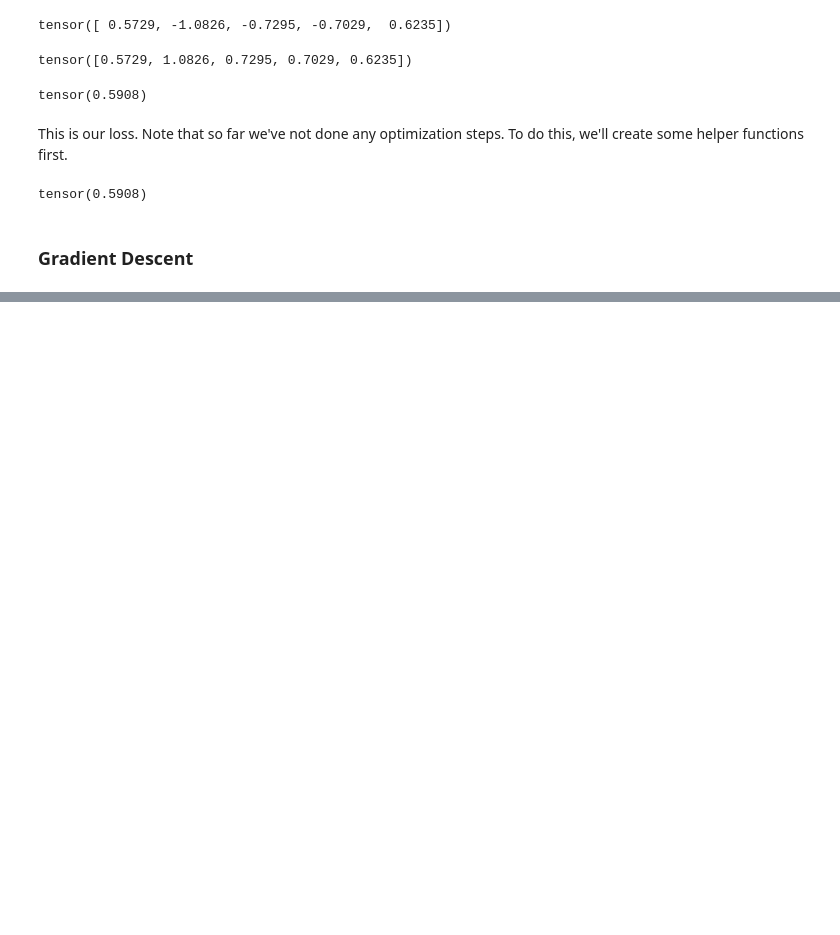
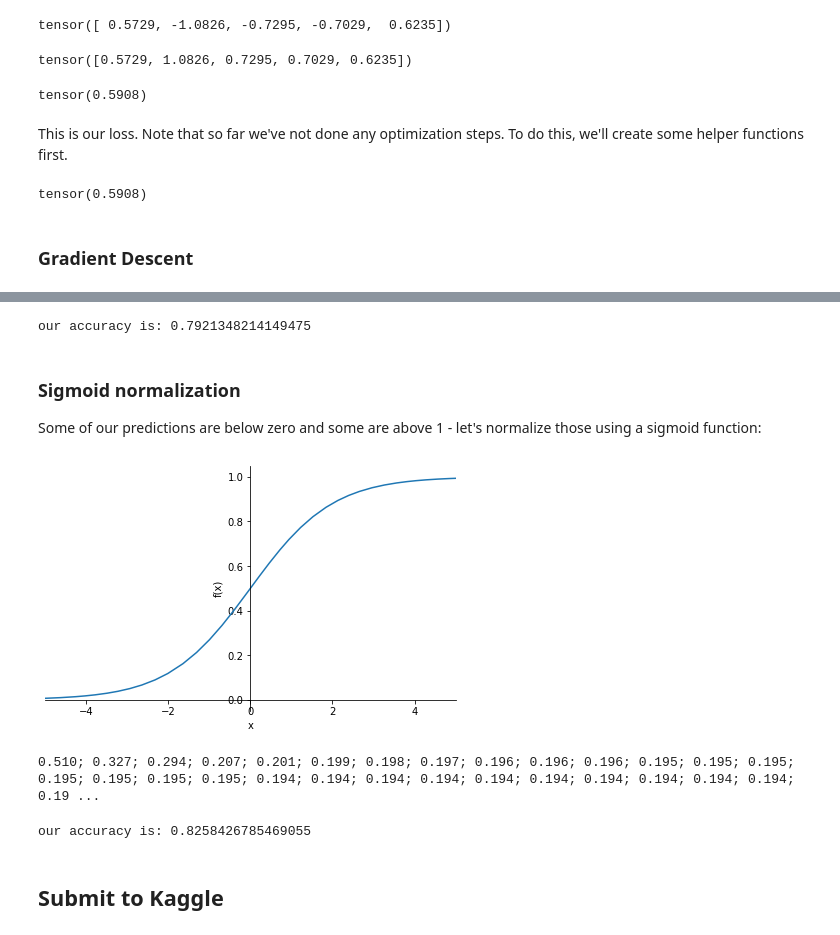
Before and after one commit to xstof/xstofai, a Jupyter notebook: nbs/titanic - linear and nn from scratch.ipynb, the cells around one changed output, grey strips where cells are left out. Cells and saved outputs as stored; diff of their text form; code cells hidden in the pictures; blank space fills up the shorter version.

```diff
--- a/nbs/titanic - linear and nn from scratch.ipynb
+++ b/nbs/titanic - linear and nn from scratch.ipynb
@@ -404,0 +565,14 @@ TODO
+# %%
+def acc(coeffs): return (val_dep.bool()==(calc_preds(coeffs, val_indep)>0.5)).float().mean()
+print(f'our accuracy is: {acc(coeffs)}')
+# %% [output]
+our accuracy is: 0.7921348214149475
+# %% [markdown]
+### Sigmoid normalization
+
+Some of our predictions are below zero and some are above 1 - let's normalize those using a sigmoid function:
+# %%
+import sympy
+sympy.plot("1/(1+exp(-x))", xlim=(-5,5));
+# %% [output]
+[figure, added]
@@ -404,0 +581,10 @@ TODO
+# %%
+coeffs = train_model(lr=100)
+# %% [output]
+0.510; 0.327; 0.294; 0.207; 0.201; 0.199; 0.198; 0.197; 0.196; 0.196; 0.196; 0.195; 0.195; 0.195; 0.195; 0.195; 0.195; 0.195; 0.194; 0.194; 0.194; 0.194; 0.194; 0.194; 0.194; 0.194; 0.194; 0.194; 0.19 ...
+# %%
+print(f'our accuracy is: {acc(coeffs)}')  # is improved normally
+# %% [output]
+our accuracy is: 0.8258426785469055
+# %% [markdown]
+## Submit to Kaggle
```
Also changed, not shown: parts of 33 cells of this notebook.
